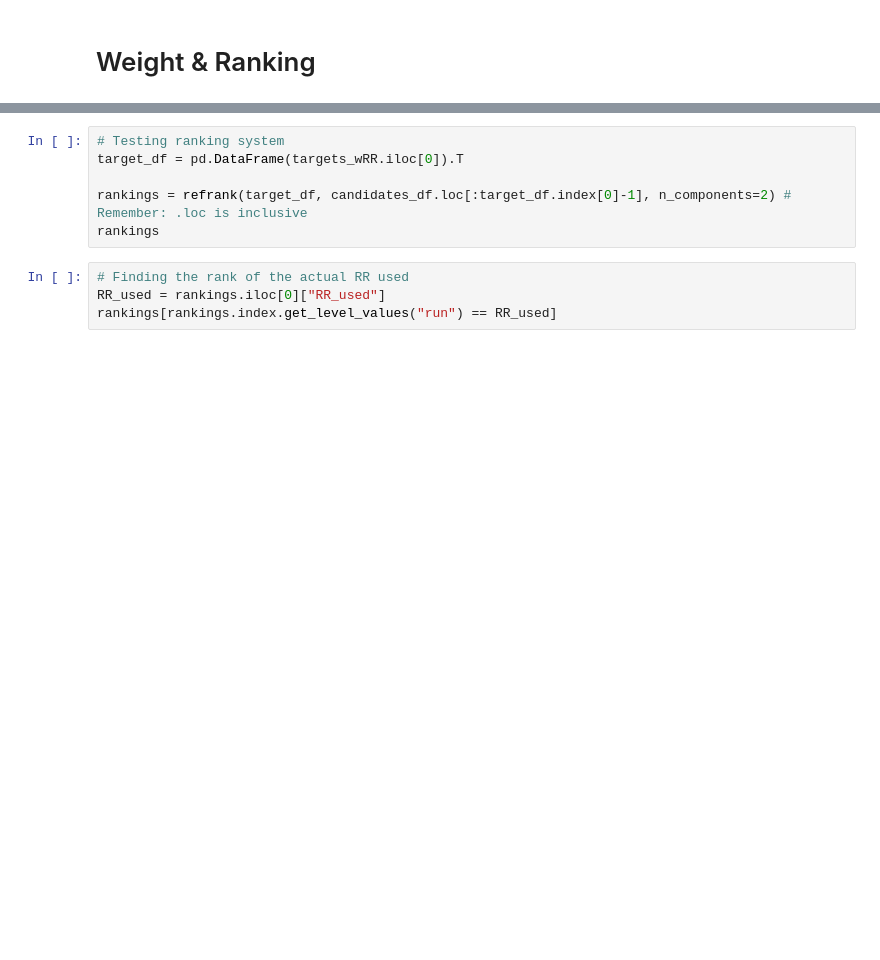
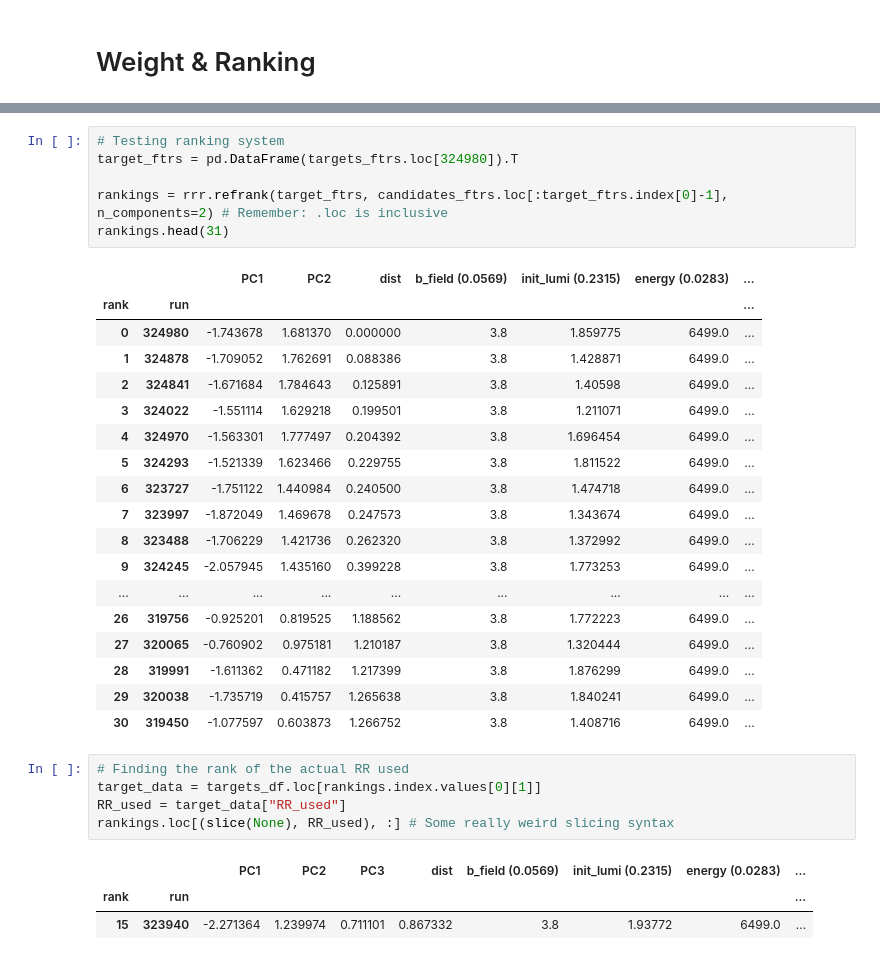
Before and after one commit to CMSTrackerDPG/ReferenceRunRank, a Jupyter notebook: notebooks/RRR_dev.ipynb, the cells around one changed output, grey strips where cells are left out. Drawn from its saved outputs; the diff is of its cells as text; blank space fills up the shorter version.

```diff
--- a/notebooks/RRR_dev.ipynb
+++ b/notebooks/RRR_dev.ipynb
@@ -279,10 +556,34 @@ candidates_df.loc[:target_df.index[0]]
 # %%
 # Testing ranking system
-target_df = pd.DataFrame(targets_wRR.iloc[0]).T
+target_ftrs = pd.DataFrame(targets_ftrs.loc[324980]).T
 
-rankings = refrank(target_df, candidates_df.loc[:target_df.index[0]-1], n_components=2) # Remember: .loc is inclusive
-rankings
+rankings = rrr.refrank(target_ftrs, candidates_ftrs.loc[:target_ftrs.index[0]-1], n_components=2) # Remember: .loc is inclusive
+rankings.head(31)
+# %% [output]
+|  |  | PC1 | PC2 | dist | b_field (0.0569) | init_lumi (0.2315) | energy (0.0283) | ... |
+| rank | run |  |  |  |  |  |  | ... |
+| 0 | 324980 | -1.743678 | 1.681370 | 0.000000 | 3.8 | 1.859775 | 6499.0 | ... |
+| 1 | 324878 | -1.709052 | 1.762691 | 0.088386 | 3.8 | 1.428871 | 6499.0 | ... |
+| 2 | 324841 | -1.671684 | 1.784643 | 0.125891 | 3.8 | 1.40598 | 6499.0 | ... |
+| 3 | 324022 | -1.551114 | 1.629218 | 0.199501 | 3.8 | 1.211071 | 6499.0 | ... |
+| 4 | 324970 | -1.563301 | 1.777497 | 0.204392 | 3.8 | 1.696454 | 6499.0 | ... |
+| 5 | 324293 | -1.521339 | 1.623466 | 0.229755 | 3.8 | 1.811522 | 6499.0 | ... |
+| 6 | 323727 | -1.751122 | 1.440984 | 0.240500 | 3.8 | 1.474718 | 6499.0 | ... |
+| 7 | 323997 | -1.872049 | 1.469678 | 0.247573 | 3.8 | 1.343674 | 6499.0 | ... |
+| 8 | 323488 | -1.706229 | 1.421736 | 0.262320 | 3.8 | 1.372992 | 6499.0 | ... |
+| 9 | 324245 | -2.057945 | 1.435160 | 0.399228 | 3.8 | 1.773253 | 6499.0 | ... |
+| ... | ... | ... | ... | ... | ... | ... | ... | ... |
+| 26 | 319756 | -0.925201 | 0.819525 | 1.188562 | 3.8 | 1.772223 | 6499.0 | ... |
+| 27 | 320065 | -0.760902 | 0.975181 | 1.210187 | 3.8 | 1.320444 | 6499.0 | ... |
+| 28 | 319991 | -1.611362 | 0.471182 | 1.217399 | 3.8 | 1.876299 | 6499.0 | ... |
+| 29 | 320038 | -1.735719 | 0.415757 | 1.265638 | 3.8 | 1.840241 | 6499.0 | ... |
+| 30 | 319450 | -1.077597 | 0.603873 | 1.266752 | 3.8 | 1.408716 | 6499.0 | ... |
 # %%
 # Finding the rank of the actual RR used
-RR_used = rankings.iloc[0]["RR_used"]
-rankings[rankings.index.get_level_values("run") == RR_used]
+target_data = targets_df.loc[rankings.index.values[0][1]]
+RR_used = target_data["RR_used"]
+rankings.loc[(slice(None), RR_used), :] # Some really weird slicing syntax
+# %% [output]
+|  |  | PC1 | PC2 | PC3 | dist | b_field (0.0569) | init_lumi (0.2315) | energy (0.0283) | ... |
+| rank | run |  |  |  |  |  |  |  | ... |
+| 15 | 323940 | -2.271364 | 1.239974 | 0.711101 | 0.867332 | 3.8 | 1.93772 | 6499.0 | ... |
```
Also changed, not shown: parts of 50 cells of this notebook, 23 other files.
